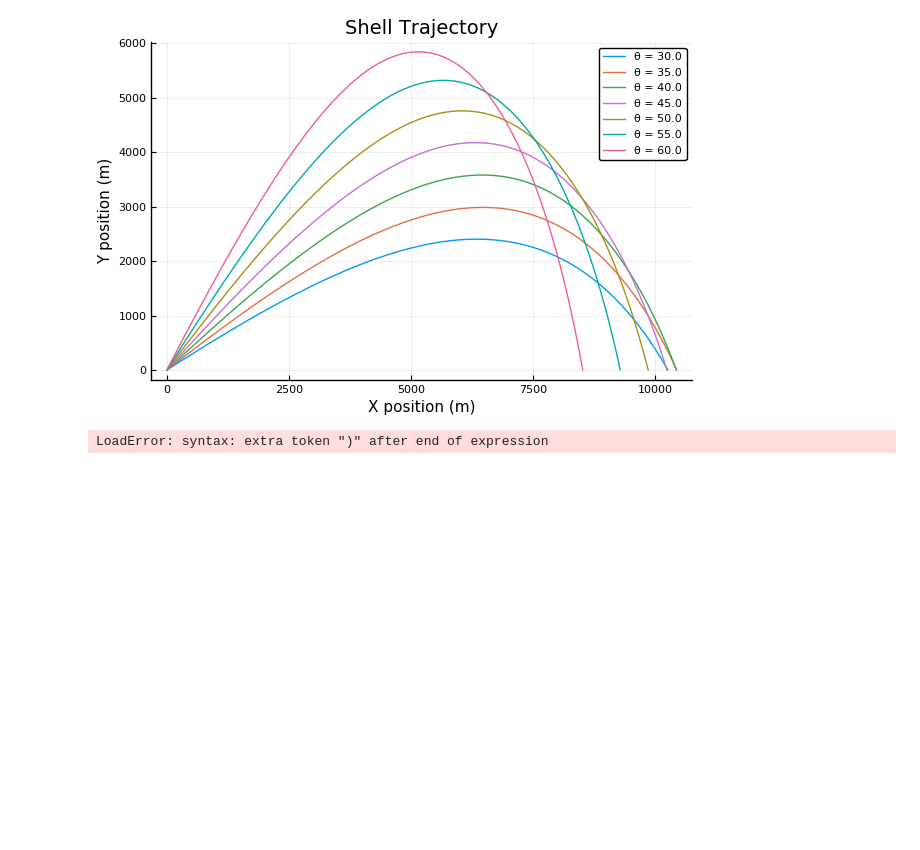
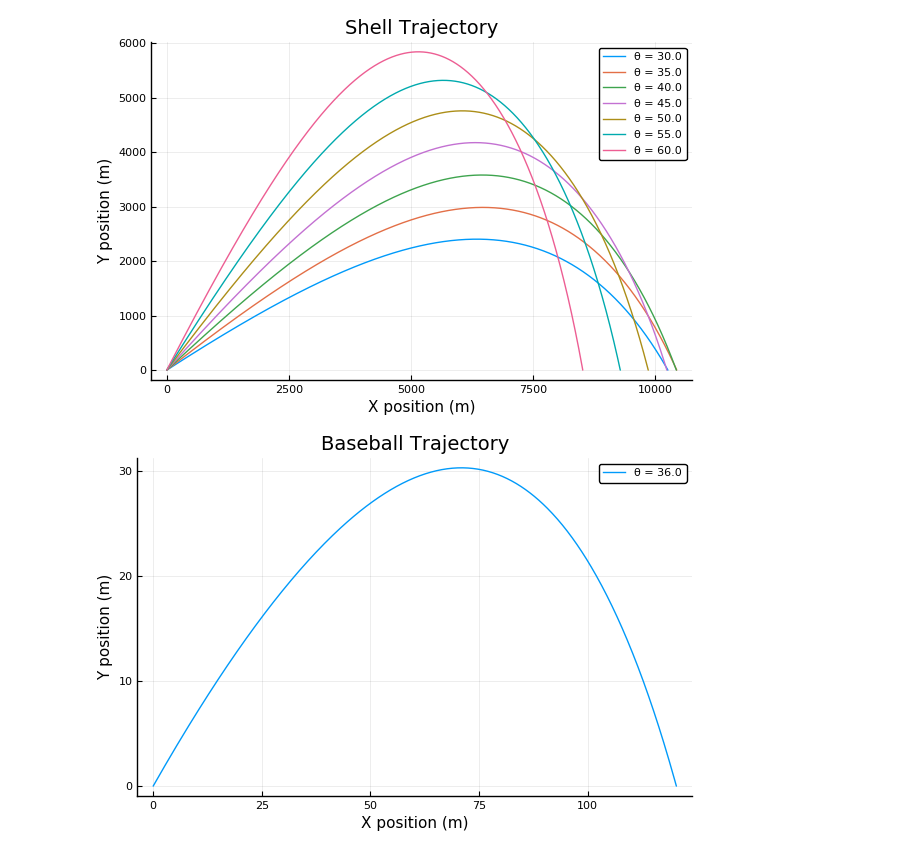
Before and after one commit to ddziubinski/Projectile_Motion, a Jupyter notebook: Projectile_Motion.ipynb, the cells around one changed output. Cells and saved outputs as stored; diff of their text form; code cells hidden in the pictures; blank space fills up the shorter version.

Commit message:
Fixed paren error

```diff
--- a/Projectile_Motion.ipynb
+++ b/Projectile_Motion.ipynb
@@ -128,33 +128,32 @@ B(v) = 0.0039 + (0.0058/(1.0 + exp((abs(v) - 35.0)/5.0)))
 
 for θ = 0.0:1.0:90.0
     push!(r, Point(0.0,0.0))
     push!(v, Point(v0*cos(θ*(π/180)), v0*sin(θ*(π/180))))
 
     while r[end].y >= 0.0
         drag_x = -B(v[end])*v[end].x*abs(v[end])
         drag_y = -B(v[end])*v[end].y*abs(v[end])
-        println(B(v[end]), " ", v[end])
 
         push!(r, r[end] + v[end] * Δt)
-        push!(v, Point(v[end].x + drag_x * Δt, v[end].y + (g + drag_y) * Δt)))
+        push!(v, Point(v[end].x + drag_x*Δt, v[end].y + (g + drag_y)*Δt))
     end
 
     #linear interpolation between last 2 ys to find x of impact
     last = pop!(r)
     s = -(r[end].y/last.y)
     x_last = (r[end].x + s*last.x)/(s + 1)
     push!(r, Point(x_last, 0.0))
 
     if r[end].x > x_max
         x_max = r[end].x
         r_max = deepcopy(r)
         θ_max = θ
     end
 
     r = Point[]
     v = Point[]
 end
 
 plot!(plt, map(p->p.x, r_max), map(p->p.y, r_max), label="θ = $θ_max")
 # %% [output]
-LoadError: syntax: extra token ")" after end of expression
+[figure, added]
```
